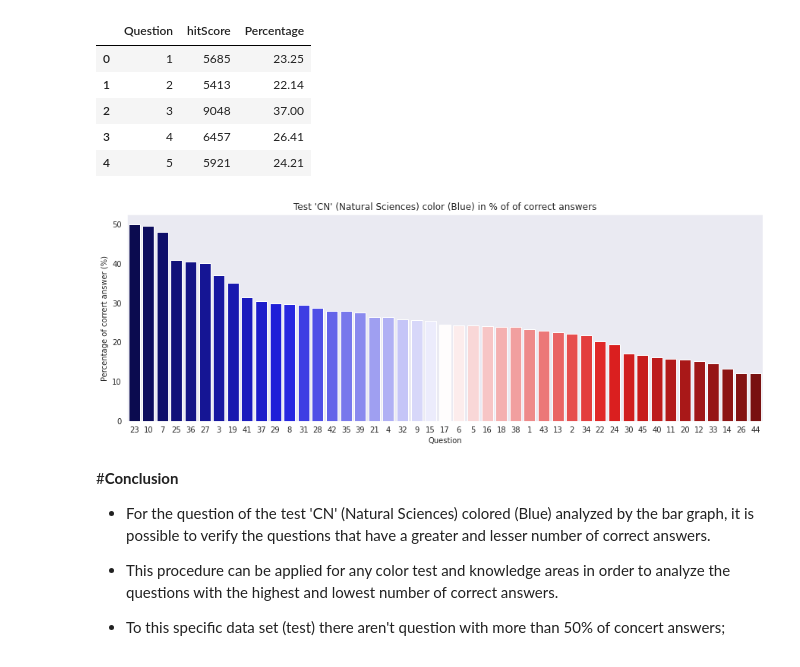
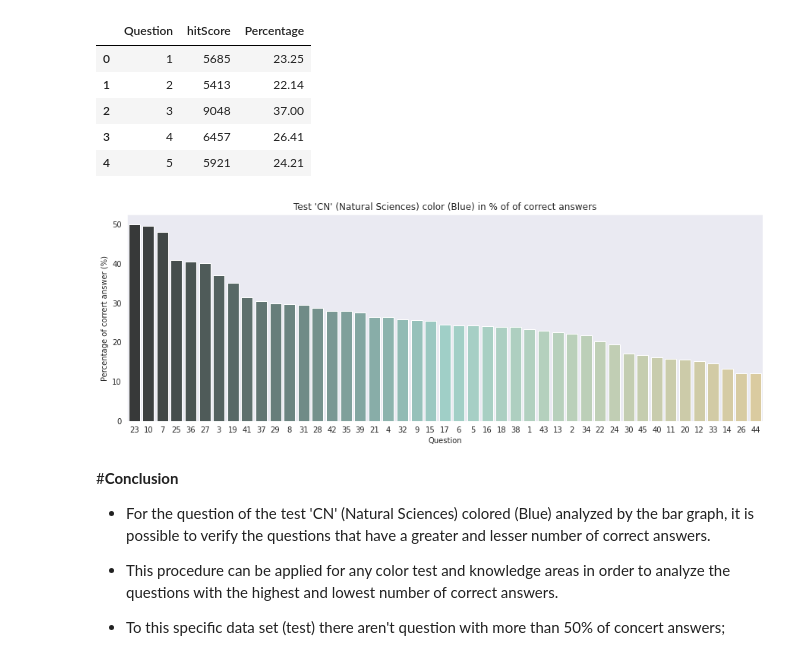
Before and after one commit to Laidson/ENEM_2018_Data_Analysis, a Jupyter notebook: ENEM_2018.ipynb, the cells around one changed output. Saved outputs shown, nothing was run; the diff lists cells and outputs as text; code cells hidden in the pictures.

```diff
--- a/ENEM_2018.ipynb
+++ b/ENEM_2018.ipynb
@@ -741,13 +741,13 @@ total_of_hits_per_question_percentage.head()
 # %%
 plt.figure(figsize=(15,5))
 sns.barplot(data=total_of_hits_per_question_percentage, x='Question', y='Percentage',
-            palette='seismic',
+            palette='BrBG_d',
             order=total_of_hits_per_question_percentage.sort_values('hitScore', ascending=False).Question)
 plt.ylabel('Percentage of corrert answer (%)')
 plt.title("Test 'CN' (Natural Sciences) color (Blue) in % of of correct answers")
 plt.show()
 # %% [output]
-[figure, old version]
+[figure, new version]
 # %% [markdown]
 #**Conclusion**
 
```
